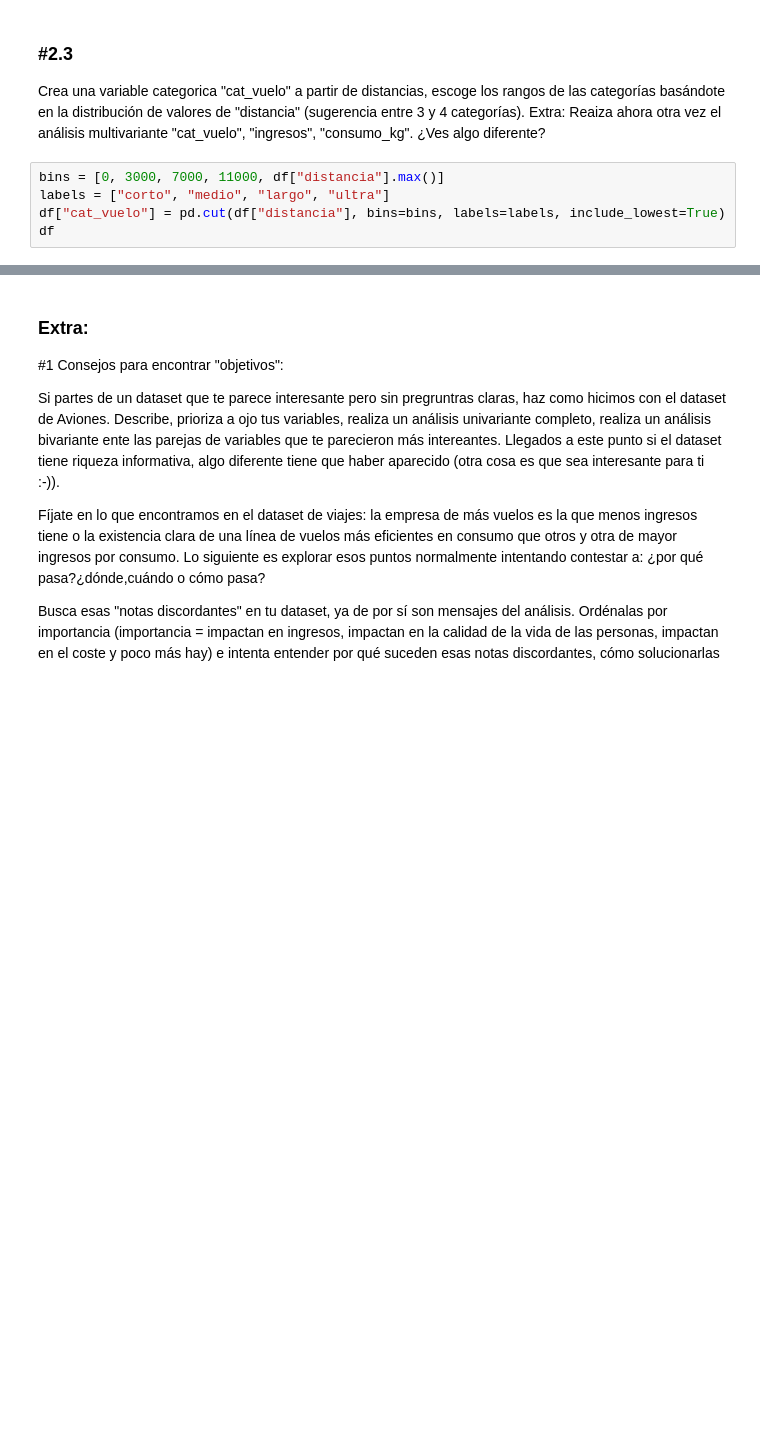
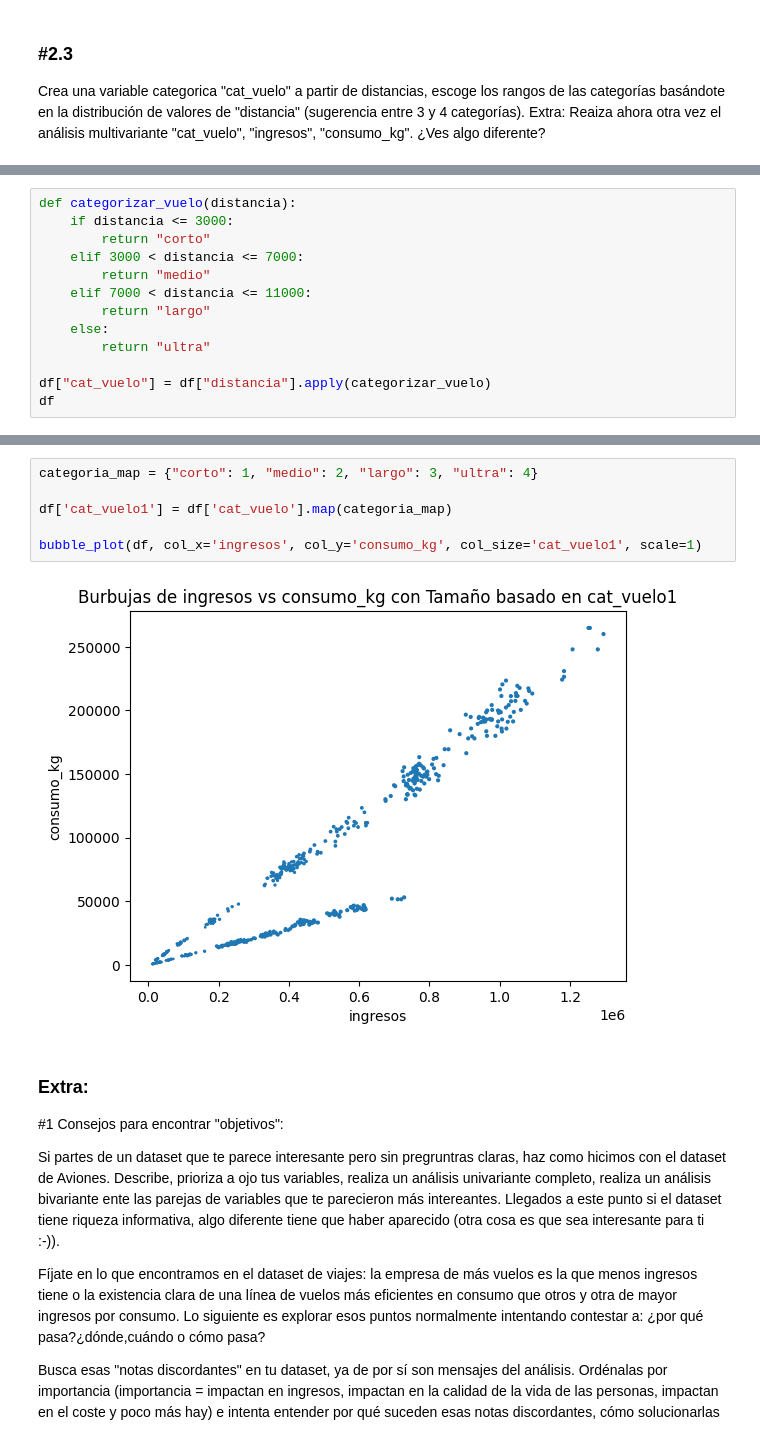
Before and after one commit to MariaJoseCamacho/repositorio_clase, a Jupyter notebook: 03_Analisis_de_Datos/Sprint_07/Unidad_02/Practica_Obligatoria/18_Practica_Obligatoria_Multivariante.ipynb, the cells around one changed output, grey strips where cells are left out. Cells and saved outputs as stored; diff of their text form; blank space fills up the shorter version.

```diff
--- a/03_Analisis_de_Datos/Sprint_07/Unidad_02/Practica_Obligatoria/18_Practica_Obligatoria_Multivariante.ipynb
+++ b/03_Analisis_de_Datos/Sprint_07/Unidad_02/Practica_Obligatoria/18_Practica_Obligatoria_Multivariante.ipynb
@@ -205,8 +205,3 @@ plot_combined_graphs(df,["ingresos","consumo_kg","distancia"])
 ### #2.3
 
 Crea una variable categorica "cat_vuelo" a partir de distancias, escoge los rangos de las categorías basándote en la distribución de valores de "distancia" (sugerencia entre 3 y 4 categorías). Extra: Reaiza ahora otra vez el análisis multivariante "cat_vuelo", "ingresos", "consumo_kg". ¿Ves algo diferente?
-# %%
-bins = [0, 3000, 7000, 11000, df["distancia"].max()]
-labels = ["corto", "medio", "largo", "ultra"]
-df["cat_vuelo"] = pd.cut(df["distancia"], bins=bins, labels=labels, include_lowest=True)
-df
@@ -237,0 +208,13 @@ plt.show()
+# %%
+def categorizar_vuelo(distancia):
+    if distancia <= 3000:
+        return "corto"
+    elif 3000 < distancia <= 7000:
+        return "medio"
+    elif 7000 < distancia <= 11000:
+        return "largo"
+    else:
+        return "ultra"
+
+df["cat_vuelo"] = df["distancia"].apply(categorizar_vuelo)
+df
@@ -238,3 +235,11 @@ plt.show()
+# %%
+categoria_map = {"corto": 1, "medio": 2, "largo": 3, "ultra": 4}
+
+df['cat_vuelo1'] = df['cat_vuelo'].map(categoria_map)
+
+bubble_plot(df, col_x='ingresos', col_y='consumo_kg', col_size='cat_vuelo1', scale=1)
+# %% [output]
+[figure, added]
 # %% [markdown]
 ### Extra:
 
```
Also changed, not shown: parts of 3 cells of this notebook.
